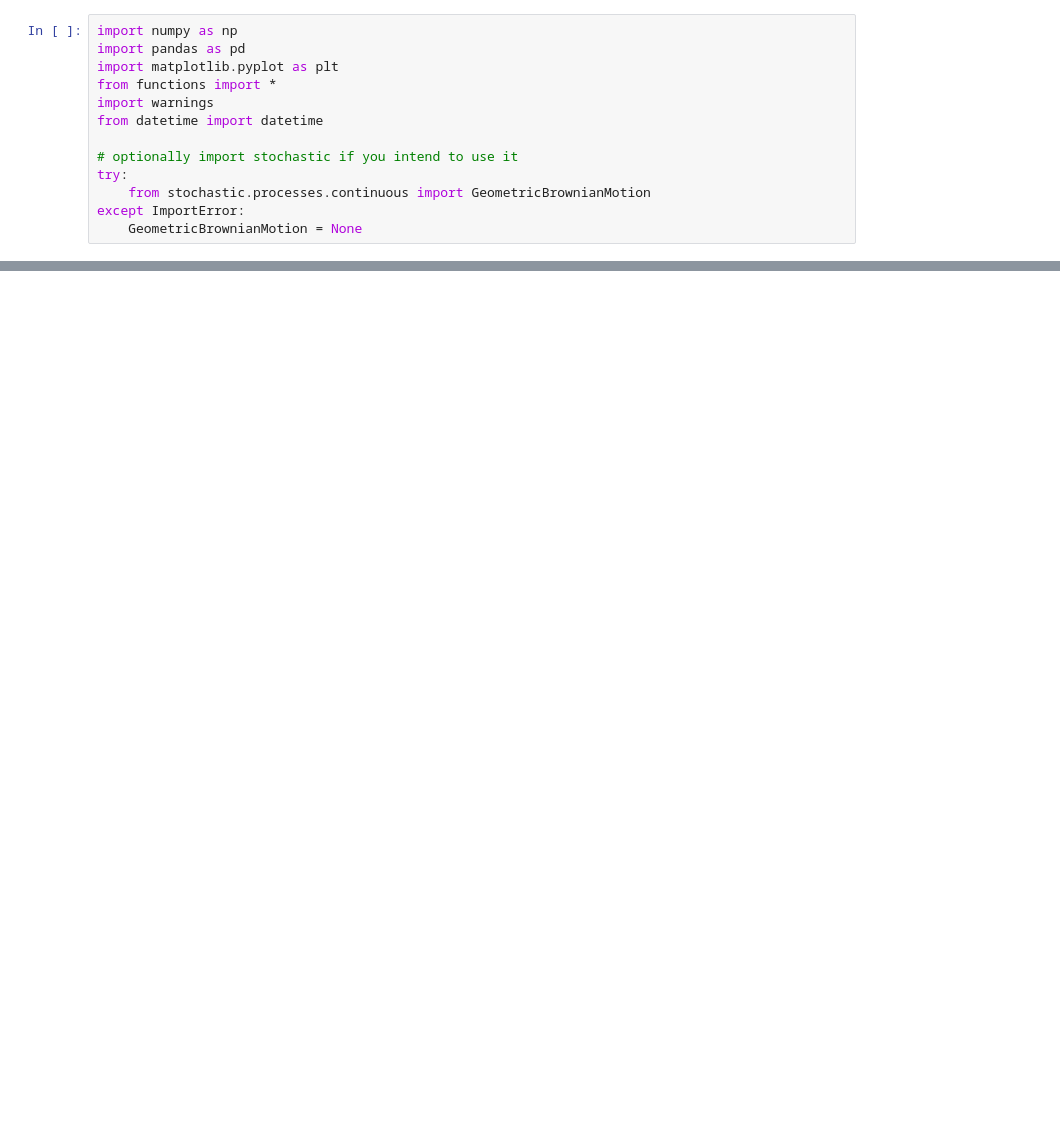
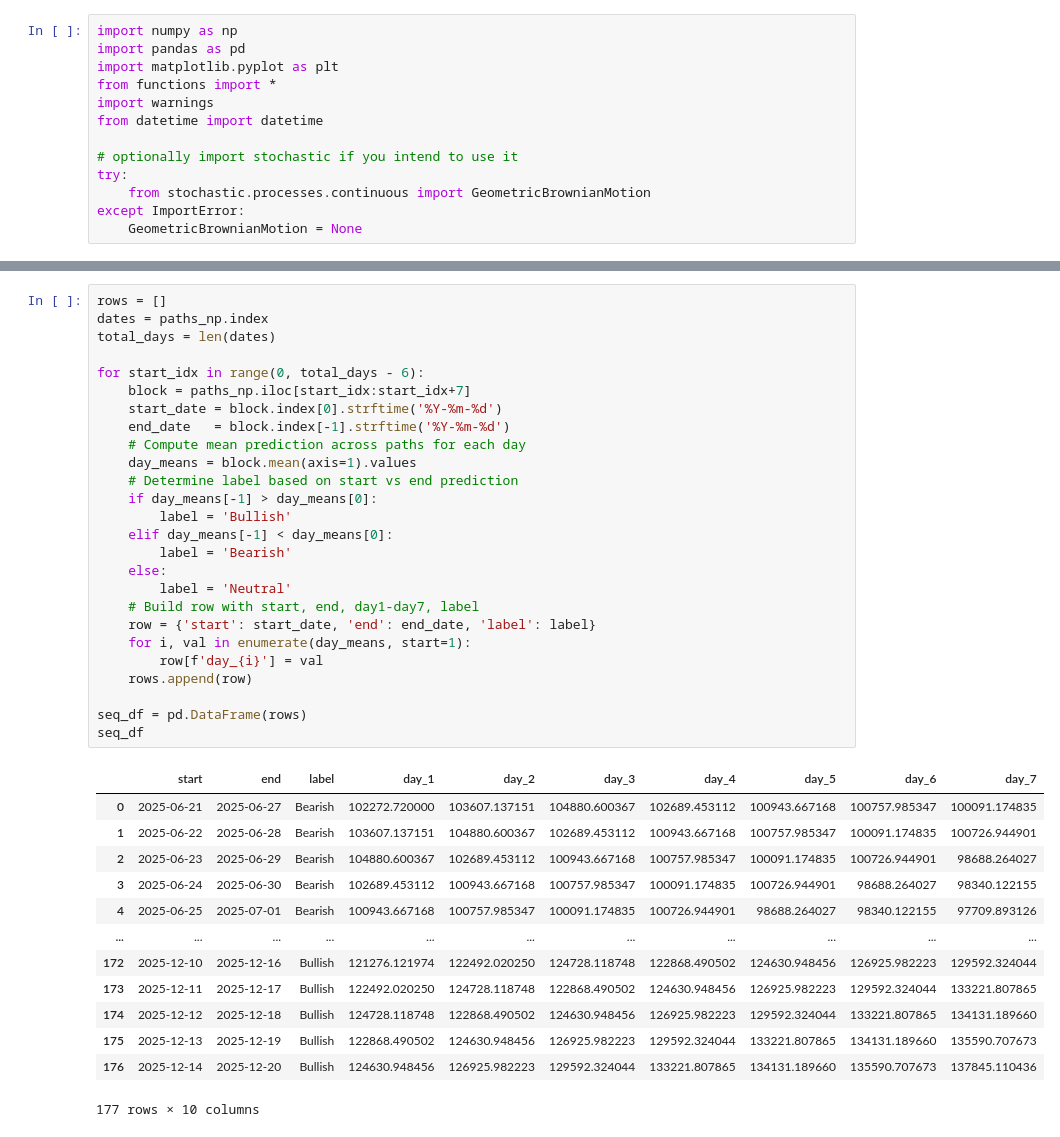
Before and after one commit to kingsuching/cryptoTrading, a Jupyter notebook: gbm.ipynb, the cells around one changed output, grey strips where cells are left out. Cells and saved outputs as stored; diff of their text form; blank space fills up the shorter version.

```diff
--- a/gbm.ipynb
+++ b/gbm.ipynb
@@ -100,0 +207,40 @@ def gbm_paths_numpy(S0, mu, sigma, T=1.0, steps_per_year=365, n_paths=5, seed=No
+# %%
+rows = []
+dates = paths_np.index
+total_days = len(dates)
+
+for start_idx in range(0, total_days - 6):
+    block = paths_np.iloc[start_idx:start_idx+7]
+    start_date = block.index[0].strftime('%Y-%m-%d')
+    end_date   = block.index[-1].strftime('%Y-%m-%d')
+    # Compute mean prediction across paths for each day
+    day_means = block.mean(axis=1).values
+    # Determine label based on start vs end prediction
+    if day_means[-1] > day_means[0]:
+        label = 'Bullish'
+    elif day_means[-1] < day_means[0]:
+        label = 'Bearish'
+    else:
+        label = 'Neutral'
+    # Build row with start, end, day1-day7, label
+    row = {'start': start_date, 'end': end_date, 'label': label}
+    for i, val in enumerate(day_means, start=1):
+        row[f'day_{i}'] = val
+    rows.append(row)
+
+seq_df = pd.DataFrame(rows)
+seq_df
+# %% [output]
+|  | start | end | label | day_1 | day_2 | day_3 | day_4 | day_5 | day_6 | day_7 |
+| 0 | 2025-06-21 | 2025-06-27 | Bearish | 102272.720000 | 103607.137151 | 104880.600367 | 102689.453112 | 100943.667168 | 100757.985347 | 100091.174835 |
+| 1 | 2025-06-22 | 2025-06-28 | Bearish | 103607.137151 | 104880.600367 | 102689.453112 | 100943.667168 | 100757.985347 | 100091.174835 | 100726.944901 |
+| 2 | 2025-06-23 | 2025-06-29 | Bearish | 104880.600367 | 102689.453112 | 100943.667168 | 100757.985347 | 100091.174835 | 100726.944901 | 98688.264027 |
+| 3 | 2025-06-24 | 2025-06-30 | Bearish | 102689.453112 | 100943.667168 | 100757.985347 | 100091.174835 | 100726.944901 | 98688.264027 | 98340.122155 |
+| 4 | 2025-06-25 | 2025-07-01 | Bearish | 100943.667168 | 100757.985347 | 100091.174835 | 100726.944901 | 98688.264027 | 98340.122155 | 97709.893126 |
+| ... | ... | ... | ... | ... | ... | ... | ... | ... | ... | ... |
+| 172 | 2025-12-10 | 2025-12-16 | Bullish | 121276.121974 | 122492.020250 | 124728.118748 | 122868.490502 | 124630.948456 | 126925.982223 | 129592.324044 |
+| 173 | 2025-12-11 | 2025-12-17 | Bullish | 122492.020250 | 124728.118748 | 122868.490502 | 124630.948456 | 126925.982223 | 129592.324044 | 133221.807865 |
+| 174 | 2025-12-12 | 2025-12-18 | Bullish | 124728.118748 | 122868.490502 | 124630.948456 | 126925.982223 | 129592.324044 | 133221.807865 | 134131.189660 |
+| 175 | 2025-12-13 | 2025-12-19 | Bullish | 122868.490502 | 124630.948456 | 126925.982223 | 129592.324044 | 133221.807865 | 134131.189660 | 135590.707673 |
+| 176 | 2025-12-14 | 2025-12-20 | Bullish | 124630.948456 | 126925.982223 | 129592.324044 | 133221.807865 | 134131.189660 | 135590.707673 | 137845.110436 |
+177 rows × 10 columns
```
Also changed, not shown: parts of 8 cells of this notebook.
